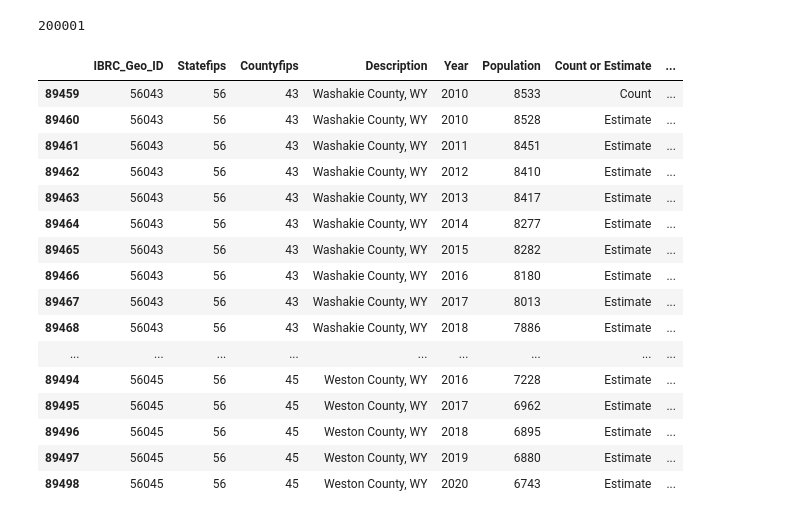
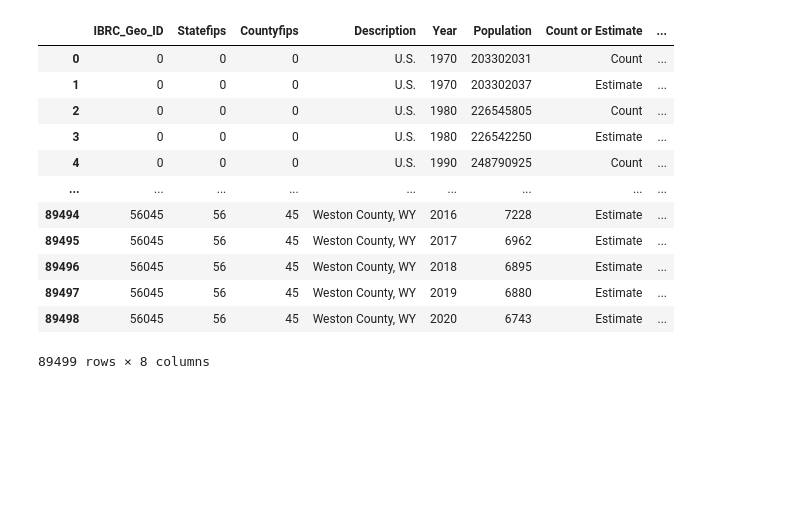
Before and after one commit to nelson-aaron-j/DeathAndTaxesProject, a Jupyter notebook: capstone.ipynb, the cells around one changed output. Drawn from its saved outputs; the diff is of its cells as text; code cells hidden in the pictures; blank space fills up the shorter version.

```diff
--- a/capstone.ipynb
+++ b/capstone.ipynb
@@ -91,26 +10,19 @@ ncdc_data
-# %%
-ncdc_data.BEGIN_YEARMONTH.min()
-# %% [output]
-200001
 # %%
-#https://www.statsamerica.org/downloads/default.aspx u.s.population stats
-pop_data = pd.read_csv('data/Population_estimates_US_States_Counties.csv')
-pop_data.tail(40)
+#https://www.statsamerica.org/downloads/default.aspx  -population stats - u.s., state, county populaton
+pop_data = pd.read_csv('data/population_data/Population_estimates_US_States_Counties.csv')
-# %% [output]
-|  | IBRC_Geo_ID | Statefips | Countyfips | Description | Year | Population | Count or Estimate | ... |
-| 89459 | 56043 | 56 | 43 | Washakie County, WY | 2010 | 8533 | Count | ... |
-| 89460 | 56043 | 56 | 43 | Washakie County, WY | 2010 | 8528 | Estimate | ... |
-| 89461 | 56043 | 56 | 43 | Washakie County, WY | 2011 | 8451 | Estimate | ... |
-| 89462 | 56043 | 56 | 43 | Washakie County, WY | 2012 | 8410 | Estimate | ... |
-| 89463 | 56043 | 56 | 43 | Washakie County, WY | 2013 | 8417 | Estimate | ... |
-| 89464 | 56043 | 56 | 43 | Washakie County, WY | 2014 | 8277 | Estimate | ... |
-| 89465 | 56043 | 56 | 43 | Washakie County, WY | 2015 | 8282 | Estimate | ... |
-| 89466 | 56043 | 56 | 43 | Washakie County, WY | 2016 | 8180 | Estimate | ... |
-| 89467 | 56043 | 56 | 43 | Washakie County, WY | 2017 | 8013 | Estimate | ... |
-| 89468 | 56043 | 56 | 43 | Washakie County, WY | 2018 | 7886 | Estimate | ... |
-| ... | ... | ... | ... | ... | ... | ... | ... | ... |
-| 89494 | 56045 | 56 | 45 | Weston County, WY | 2016 | 7228 | Estimate | ... |
-| 89495 | 56045 | 56 | 45 | Weston County, WY | 2017 | 6962 | Estimate | ... |
-| 89496 | 56045 | 56 | 45 | Weston County, WY | 2018 | 6895 | Estimate | ... |
-| 89497 | 56045 | 56 | 45 | Weston County, WY | 2019 | 6880 | Estimate | ... |
-| 89498 | 56045 | 56 | 45 | Weston County, WY | 2020 | 6743 | Estimate | ... |
+# %%
+pop_data
+# %% [output]
+|  | IBRC_Geo_ID | Statefips | Countyfips | Description | Year | Population | Count or Estimate | ... |
+| 0 | 0 | 0 | 0 | U.S. | 1970 | 203302031 | Count | ... |
+| 1 | 0 | 0 | 0 | U.S. | 1970 | 203302037 | Estimate | ... |
+| 2 | 0 | 0 | 0 | U.S. | 1980 | 226545805 | Count | ... |
+| 3 | 0 | 0 | 0 | U.S. | 1980 | 226542250 | Estimate | ... |
+| 4 | 0 | 0 | 0 | U.S. | 1990 | 248790925 | Count | ... |
+| ... | ... | ... | ... | ... | ... | ... | ... | ... |
+| 89494 | 56045 | 56 | 45 | Weston County, WY | 2016 | 7228 | Estimate | ... |
+| 89495 | 56045 | 56 | 45 | Weston County, WY | 2017 | 6962 | Estimate | ... |
+| 89496 | 56045 | 56 | 45 | Weston County, WY | 2018 | 6895 | Estimate | ... |
+| 89497 | 56045 | 56 | 45 | Weston County, WY | 2019 | 6880 | Estimate | ... |
+| 89498 | 56045 | 56 | 45 | Weston County, WY | 2020 | 6743 | Estimate | ... |
+89499 rows × 8 columns
```
Also changed, not shown: parts of 17 cells of this notebook, 4 other files.
